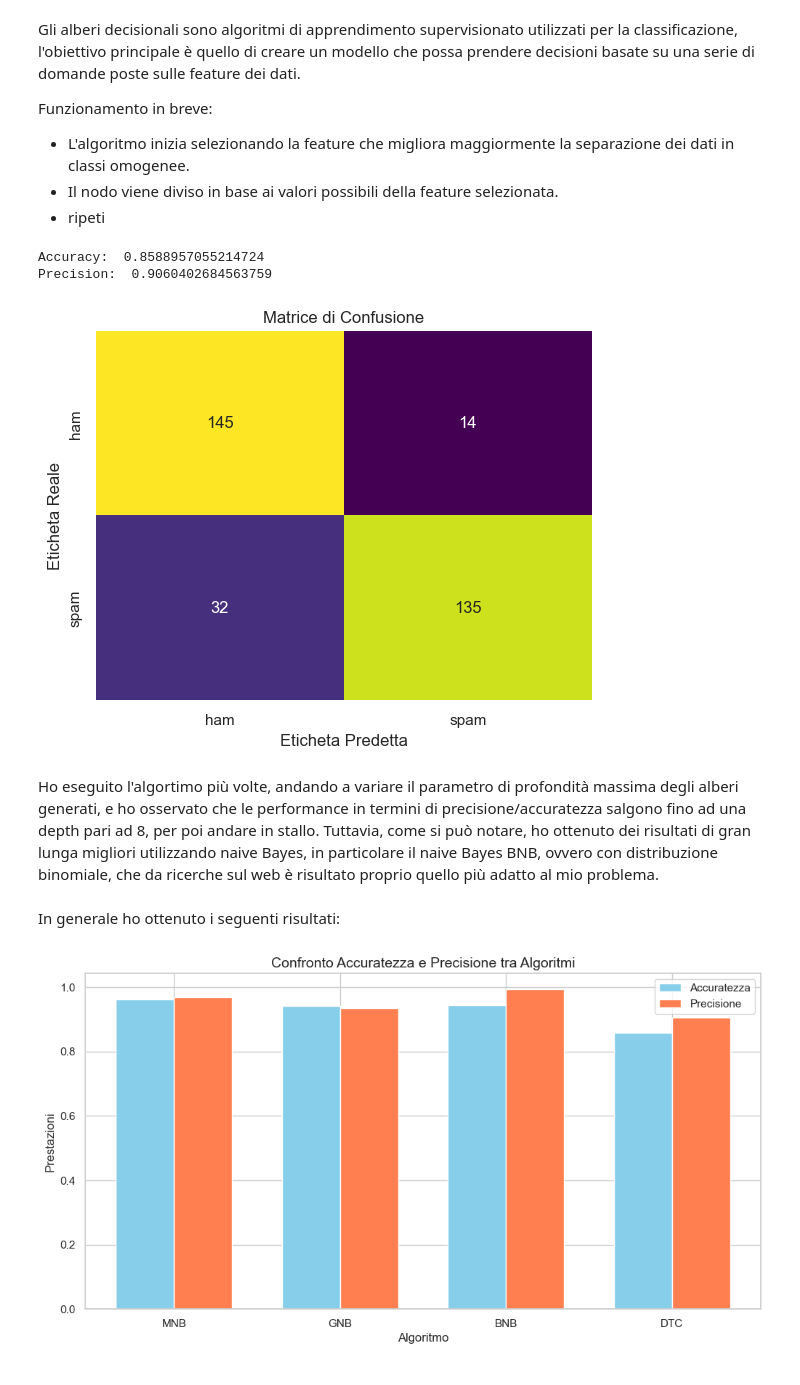
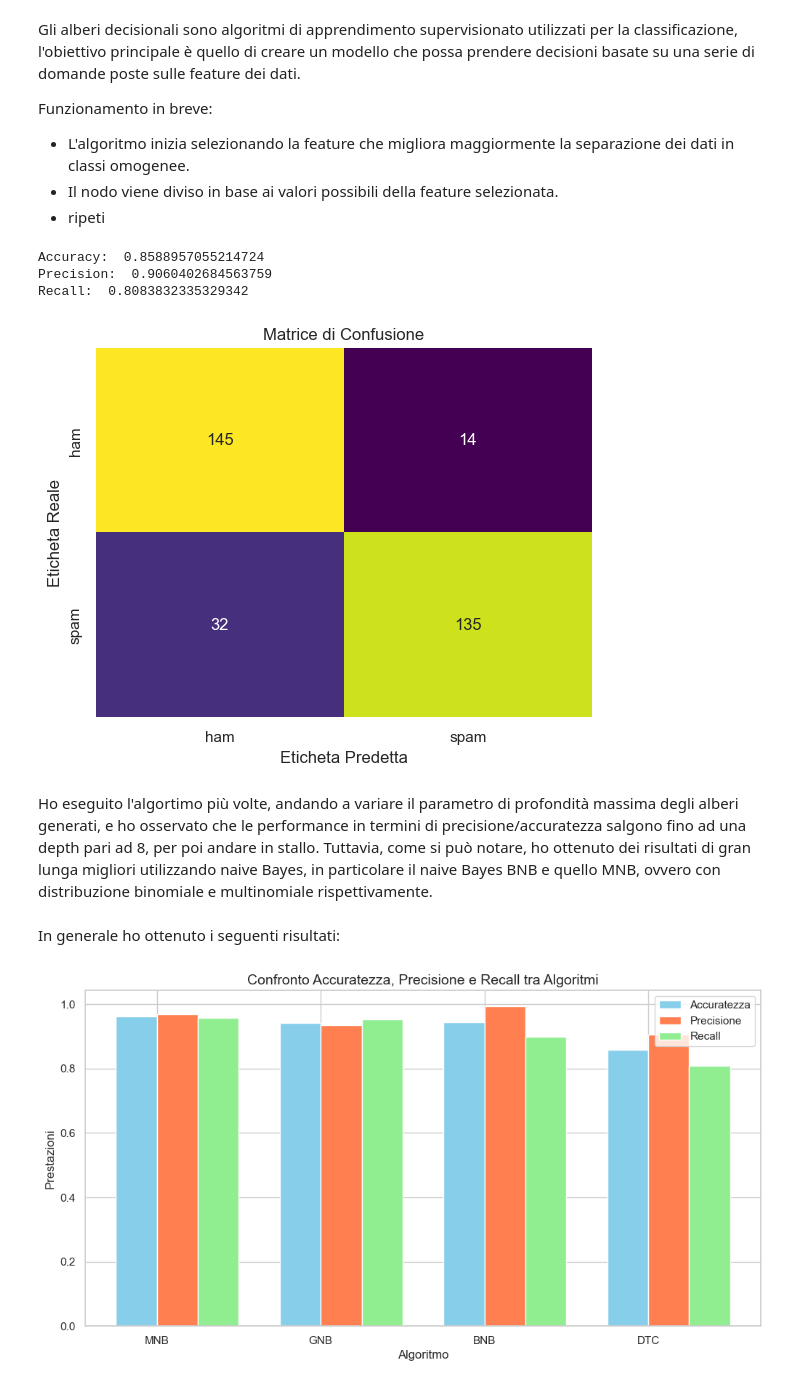
Before and after one commit to russosamuele/SMSecure, a Jupyter notebook: SMSecure.ipynb, the cells around one changed output. Saved outputs shown, nothing was run; the diff lists cells and outputs as text; code cells hidden in the pictures.

Commit message:
Add recall in the metrics of valutation and plot ROC-AUC curve on Naive Bayes MNB

```diff
--- a/SMSecure.ipynb
+++ b/SMSecure.ipynb
@@ -621,9 +621,11 @@ mnb.fit(X_train,y_train)
 y_pred = mnb.predict(X_test)
 accuracyMNB = accuracy_score(y_test,y_pred)
 precisionMNB = precision_score(y_test,y_pred)
+recallMNB = recall_score(y_test, y_pred)
 
 print('Accuracy: ' ,accuracyMNB)
 print('Precision: ' ,precisionMNB)
+print('Recall: ' ,recallMNB)
 
 #plot della matrice di confusione
 labels = ['ham', 'spam']
@@ -644,8 +647,10 @@ gnb.fit(X_train,y_train) #training
 y_pred1 = gnb.predict(X_test) #testing
 accuracyGNB = accuracy_score(y_test,y_pred1)
 precisionGNB = precision_score(y_test,y_pred1)
+recallGNB = recall_score(y_test,y_pred1)
 print('Accuracy: ' , accuracyGNB)
 print('Precision: ' , precisionGNB)
+print('Recall: ' , recallGNB)
 
 #plot della matrice di confusione
 labels = ['ham', 'spam']
@@ -666,8 +672,11 @@ bnb.fit(X_train,y_train) #training modello
 y_pred3 = bnb.predict(X_test) #test modello
 accuracyBNB = accuracy_score(y_test,y_pred3)
 precisionBNB = precision_score(y_test,y_pred3)
+recallBNB = recall_score(y_test,y_pred3)
+
 print('Accuracy: ' ,accuracyBNB)
 print('Precision: ' ,precisionBNB)
+print('Recall: ' ,recallBNB)
 
 #plot della matrice di confusione
 labels = ['ham', 'spam']
@@ -702,8 +712,11 @@ dtc.fit(X_train,y_train)
 y_pred = dtc.predict(X_test)
 accuracyDTC = accuracy_score(y_test,y_pred)
 precisionDTC = precision_score(y_test,y_pred)
+recallDTC = recall_score(y_test,y_pred)
+
 print('Accuracy: ' ,accuracyDTC)
 print('Precision: ' ,precisionDTC)
+print('Recall: ' ,recallDTC)
 
 #plot della matrice di confusione
 labels = ['ham', 'spam']
@@ -716,39 +729,42 @@ plt.show()
 # %% [output]
 Accuracy:  0.8588957055214724
 Precision:  0.9060402684563759
+Recall:  0.8083832335329342
 [figure]
 # %% [markdown]
 Ho eseguito l'algortimo più volte, andando a variare il parametro di profondità massima degli alberi generati, e ho osservato che le performance in termini di precisione/accuratezza salgono fino ad una depth pari ad 8, per poi andare in stallo.
-Tuttavia, come si può notare, ho ottenuto dei risultati di gran lunga migliori utilizzando naive Bayes, in particolare il naive Bayes BNB, ovvero con distribuzione binomiale, che da ricerche sul web è risultato proprio quello più adatto al mio problema.
+Tuttavia, come si può notare, ho ottenuto dei risultati di gran lunga migliori utilizzando naive Bayes, in particolare il naive Bayes BNB e quello MNB, ovvero con distribuzione binomiale e multinomiale rispettivamente.
 # %% [markdown]
 In generale ho ottenuto i seguenti risultati:
 # %%
 algorithms = ['MNB', 'GNB', 'BNB', 'DTC']
 
 # Risultati delle prestazioni
 accuracy_results = [accuracyMNB, accuracyGNB, accuracyBNB, accuracyDTC]
 precision_results = [precisionMNB, precisionGNB, precisionBNB, precisionDTC]
+recall_results = [recallMNB, recallGNB, recallBNB, recallDTC]
 
 # Larghezza delle barre
-bar_width = 0.35
+bar_width = 0.25
 
 # Posizioni delle barre
 index = np.arange(len(algorithms))
 
 # Creo un grafico a barre doppie
 plt.figure(figsize=(12, 6))
 bar1 = plt.bar(index, accuracy_results, bar_width, label='Accuratezza', color='skyblue')
 bar2 = plt.bar(index + bar_width, precision_results, bar_width, label='Precisione', color='coral')
+bar3 = plt.bar(index + 2 * bar_width, recall_results, bar_width, label='Recall', color='lightgreen')
 
 # Personalizzo il grafico con i nomi delle label e dimensione font
 plt.xlabel('Algoritmo', fontsize=12)
 plt.ylabel('Prestazioni', fontsize=12)
-plt.title('Confronto Accuratezza e Precisione tra Algoritmi', fontsize=14)
+plt.title('Confronto Accuratezza, Precisione e Recall tra Algoritmi', fontsize=14)
 plt.xticks(index + bar_width / 2, algorithms)
 plt.legend()
 
 #eseguo
 plt.show()
 # %% [output]
-[figure, old version]
+[figure, new version]
 # %% [markdown]
```
Also changed, not shown: parts of 16 cells of this notebook.
